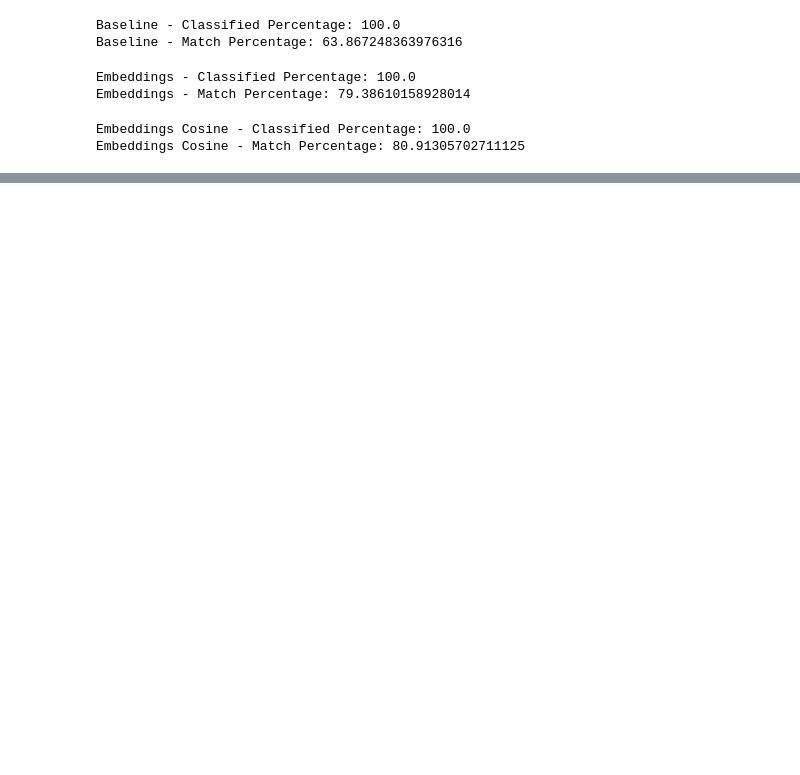
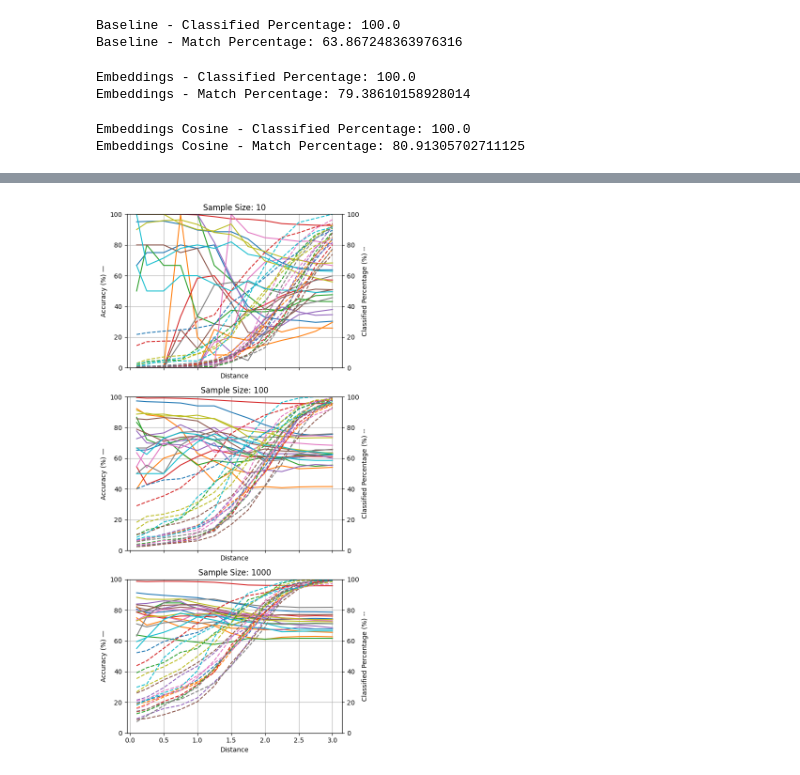
Before and after one commit to elliev7/partiii_research_project, a Jupyter notebook: fingerprinting/database.ipynb, the cells around one changed output, grey strips where cells are left out. Cells and saved outputs as stored; diff of their text form; code cells hidden in the pictures; blank space fills up the shorter version.

```diff
--- a/fingerprinting/database.ipynb
+++ b/fingerprinting/database.ipynb
@@ -280,0 +108,5 @@ Still not ideal.
+# %%
+classified_results_embeddings_per_class, accuracy_results_embeddings_per_class = extract_results_per_class(vectors_embeddings, labels_embeddings, train_val_indices, test_indices, 'euclidean', 'distance', samples, distances_embeddings)
+plot_results_by_sample_size_per_class(classified_results_embeddings_per_class, accuracy_results_embeddings_per_class, samples, distances_embeddings)
+# %% [output]
+[figure, added]
```
Also changed, not shown: parts of 27 cells of this notebook, 2 other files.
